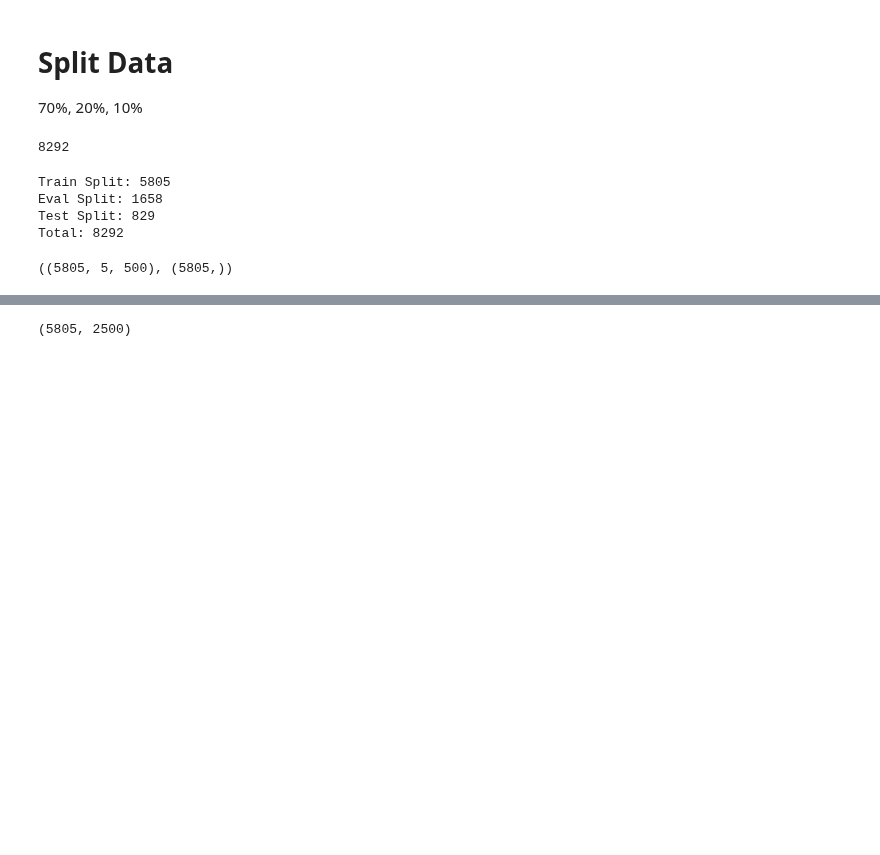
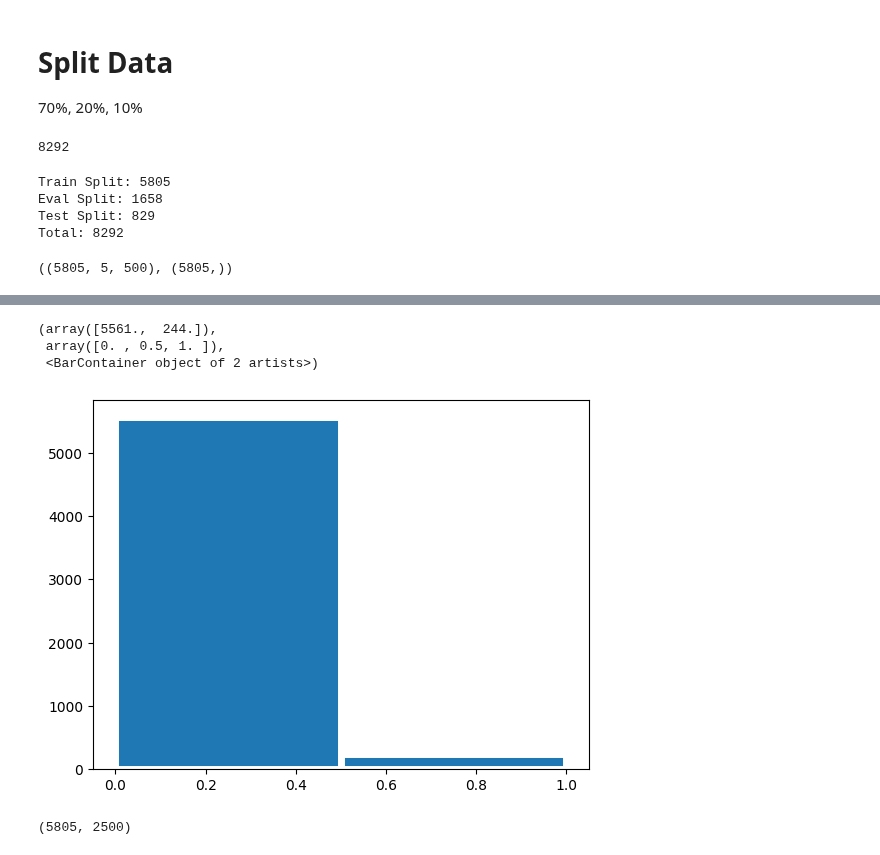
Before and after one commit to Loic017/TinyML-for-Epileptic-Seizures, a Jupyter notebook: seizure_training_undersampling_and_stft.ipynb, the cells around one changed output, grey strips where cells are left out. Cells and saved outputs as stored; diff of their text form; code cells hidden in the pictures; blank space fills up the shorter version.

```diff
--- a/seizure_training_undersampling_and_stft.ipynb
+++ b/seizure_training_undersampling_and_stft.ipynb
@@ -149,3 +149,16 @@ Background: 5555 // Absence Seizure: 250
+# %%
+plt.hist(
+    train_set.dataset.y[train_set.indices],
+    bins=2,
+    edgecolor="white",
+    linewidth=5,
+    range=(0, 1),
+)
+# %% [output]
+(array([5561.,  244.]),
+ array([0. , 0.5, 1. ]),
+ <BarContainer object of 2 artists>)
+[figure, added]
 # %%
 shape = train_set.dataset.x[train_set.indices].shape
 data_reshaped = train_set.dataset.x[train_set.indices]
```
Also changed, not shown: parts of 24 cells of this notebook, 5 other files.
